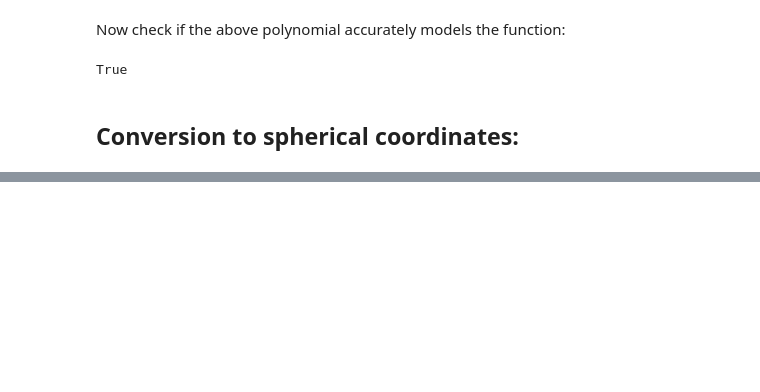
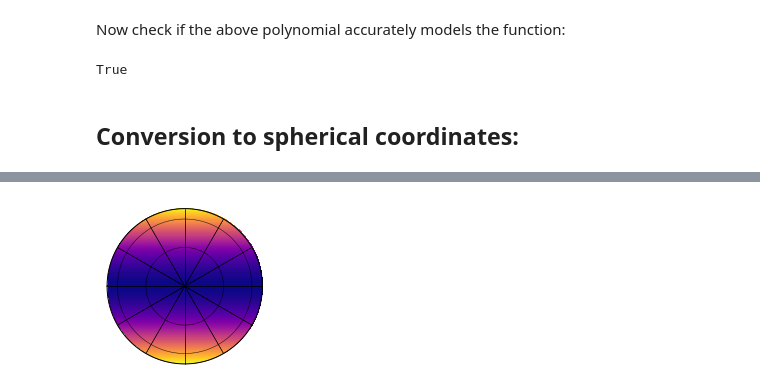
Before and after one commit to shashankdholakia/gravity-dark, a Jupyter notebook: Spherical Harmonics and Von Zeipel Law.ipynb, the cells around one changed output, grey strips where cells are left out. Cells and saved outputs as stored; diff of their text form; code cells hidden in the pictures; blank space fills up the shorter version.

```diff
--- a/Spherical Harmonics and Von Zeipel Law.ipynb
+++ b/Spherical Harmonics and Von Zeipel Law.ipynb
@@ -346,0 +386,6 @@ $\displaystyle \left[\begin{matrix}\frac{\pi \left(8 \beta \left(2 \beta - 1\rig
+# %%
+map0.obl = 0
+map0.inc = 0
+map0.show()
+# %% [output]
+[figure, added]
```
Also changed, not shown: parts of 14 cells of this notebook.
